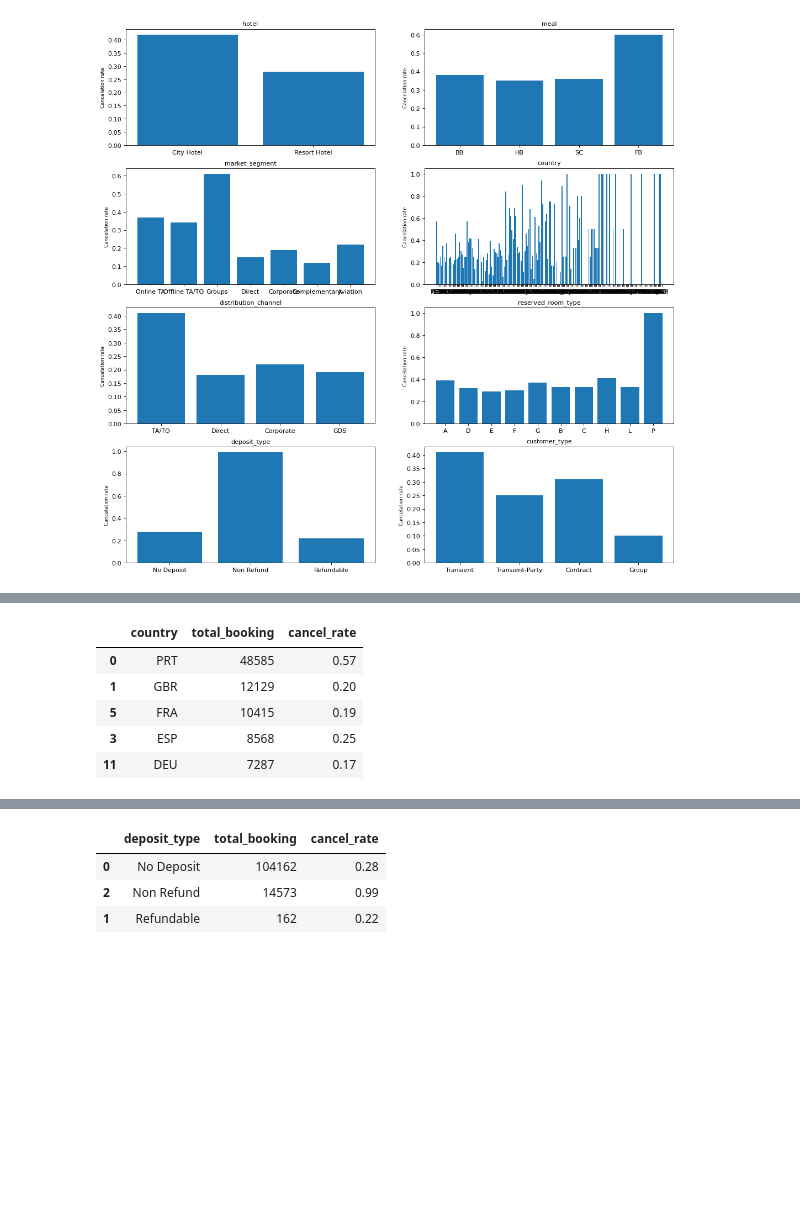
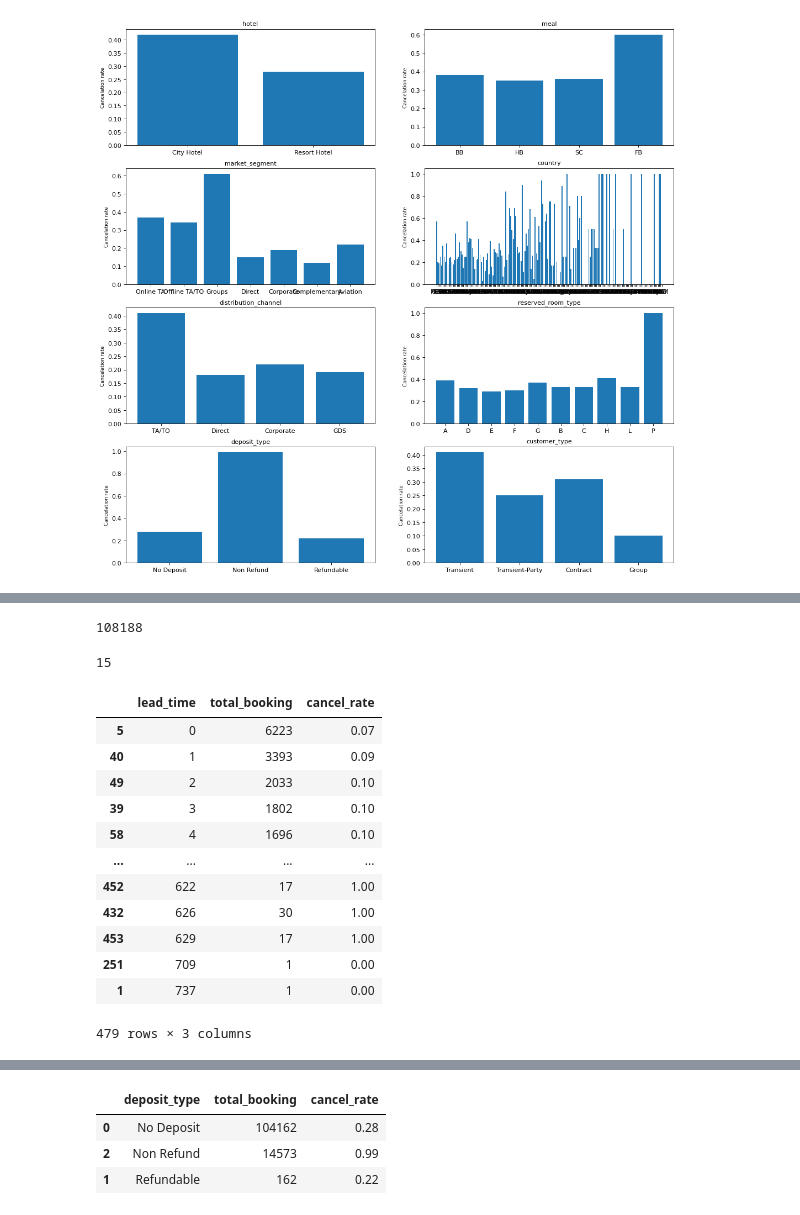
Before and after one commit to Mengyao41/ML_proj2, a Jupyter notebook: data.ipynb, the cells around one changed output, grey strips where cells are left out. Drawn from its saved outputs; the diff is of its cells as text; code cells hidden in the pictures; blank space fills up the shorter version.

```diff
--- a/data.ipynb
+++ b/data.ipynb
@@ -215,10 +205,11 @@ for i in range(len(cg_features)):
 # %%
 # see cancel rate of countries with large number of total_booking
-cancel_by_group(d, 'country').head(5)
+country_cancel = cancel_by_group(d, 'country')
-# %% [output]
-|  | country | total_booking | cancel_rate |
-| 0 | PRT | 48585 | 0.57 |
-| 1 | GBR | 12129 | 0.20 |
-| 5 | FRA | 10415 | 0.19 |
-| 3 | ESP | 8568 | 0.25 |
-| 11 | DEU | 7287 | 0.17 |
+# %%
+sum(country_cancel[country_cancel['total_booking'] > 1000]['total_booking'])
+# %% [output]
+108188
+# %%
+len(country_cancel[country_cancel['total_booking'] > 1000])
+# %% [output]
+15
@@ -224,0 +218,16 @@ cancel_by_group(d, 'country').head(5)
+# %%
+lt_c
+# %% [output]
+|  | lead_time | total_booking | cancel_rate |
+| 5 | 0 | 6223 | 0.07 |
+| 40 | 1 | 3393 | 0.09 |
+| 49 | 2 | 2033 | 0.10 |
+| 39 | 3 | 1802 | 0.10 |
+| 58 | 4 | 1696 | 0.10 |
+| ... | ... | ... | ... |
+| 452 | 622 | 17 | 1.00 |
+| 432 | 626 | 30 | 1.00 |
+| 453 | 629 | 17 | 1.00 |
+| 251 | 709 | 1 | 0.00 |
+| 1 | 737 | 1 | 0.00 |
+479 rows × 3 columns
```
Also changed, not shown: parts of 6 cells of this notebook.
